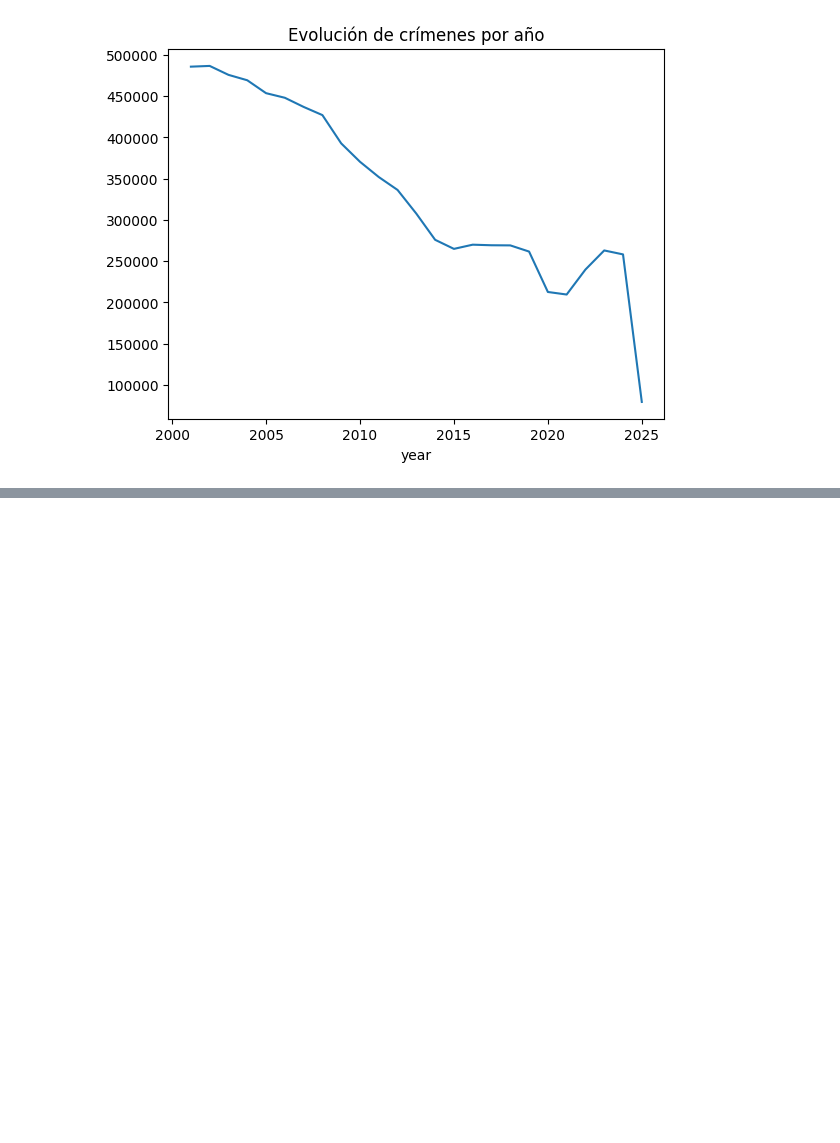
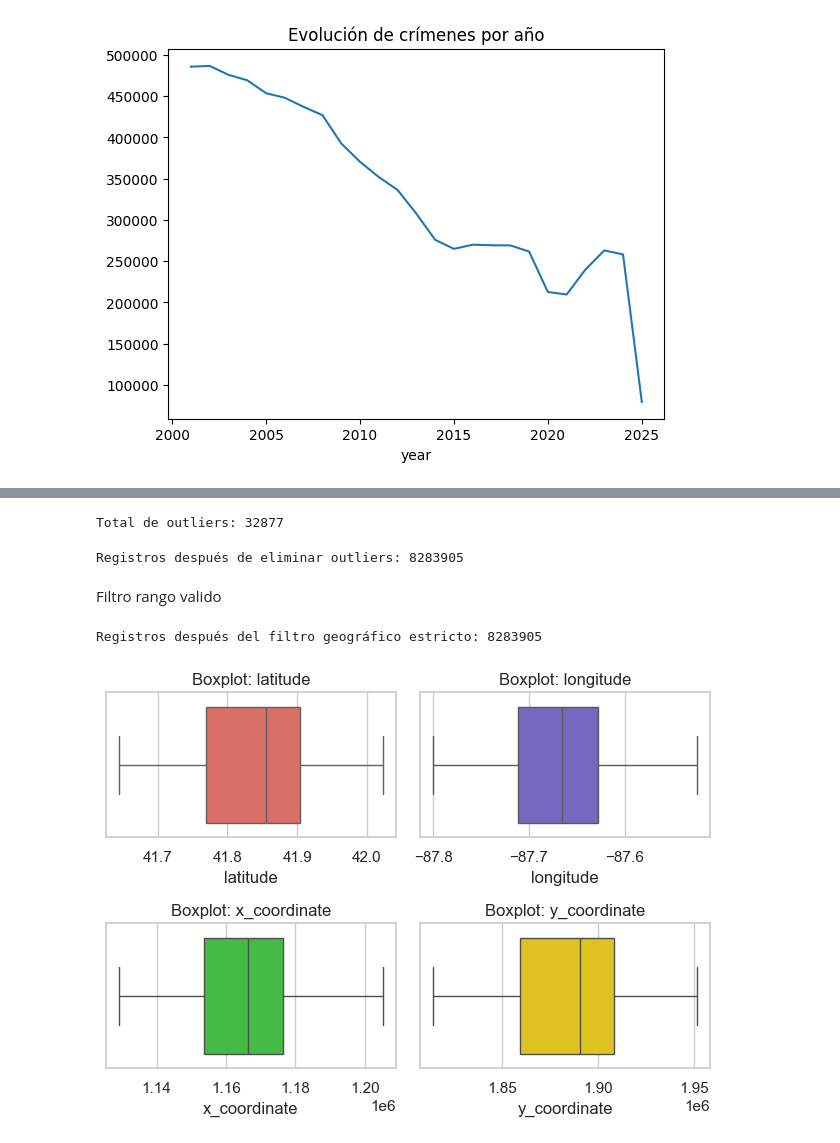
Before and after one commit to sarablanz/crime_chicago, a Jupyter notebook: notebook/1_limpieza_IUCR.ipynb, the cells around one changed output, grey strips where cells are left out. Saved outputs shown, nothing was run; the diff lists cells and outputs as text; code cells hidden in the pictures; blank space fills up the shorter version.

```diff
--- a/notebook/EDA.ipynb
+++ b/notebook/1_limpieza_IUCR.ipynb
@@ -435,0 +467,59 @@ plt.show()
+# %%
+from scipy.stats import zscore
+
+# 1Calcular el Z-Score para cada variable geográfica
+df['lat_z'] = zscore(df['latitude'])
+df['lon_z'] = zscore(df['longitude'])
+df['x_z'] = zscore(df['x_coordinate'])
+df['y_z'] = zscore(df['y_coordinate'])
+
+df['outlier'] = (
+    (df['lat_z'].abs() > 3) |
+    (df['lon_z'].abs() > 3) |
+    (df['x_z'].abs() > 3) |
+    (df['y_z'].abs() > 3)
+)
+print(f"Total de outliers: {df['outlier'].sum()}")
+# %% [output]
+Total de outliers: 32877
+# %%
+df_clean = df[~df['outlier']].copy()
+
+# Eliminar las columnas auxiliares (Z-Score y 'outlier')
+df_clean.drop(columns=['lat_z', 'lon_z', 'x_z', 'y_z', 'outlier'], inplace=True)
+
+print("Registros después de eliminar outliers:", df_clean.shape[0])
+# %% [output]
+Registros después de eliminar outliers: 8283905
+# %% [markdown]
+Filtro rango valido
+# %%
+LAT_MIN = 41.60
+LAT_MAX = 42.10
+LON_MIN = -87.80
+LON_MAX = -87.50
+# Filtrar por rango válido para la ciudad de Chicago
+df2_clean = df_clean[
+    (df_clean['latitude'] >= 41.60) & (df_clean['latitude'] <= 42.10) &
+    (df_clean['longitude'] >= -87.80) & (df_clean['longitude'] <= -87.50)
+].copy()
+
+print("Registros después del filtro geográfico estricto:", df_clean.shape[0])
+# %% [output]
+Registros después del filtro geográfico estricto: 8283905
+# %%
+sns.set(style="whitegrid")
+
+variables_geo = ['latitude', 'longitude', 'x_coordinate', 'y_coordinate']
+
+colores = ["#EB6054", '#6A5ACD', '#32CD32', '#FFD700']
+
+for i, col in enumerate(variables_geo, 1):
+    plt.subplot(2, 2, i)
+    sns.boxplot(x=df2_clean[col], color=colores[i-1])
+    plt.title(f'Boxplot: {col}')
+    plt.tight_layout()
+
+plt.show()
+# %% [output]
+[figure, added]
```
Also changed, not shown: parts of 13 cells of this notebook, 14 other files.
